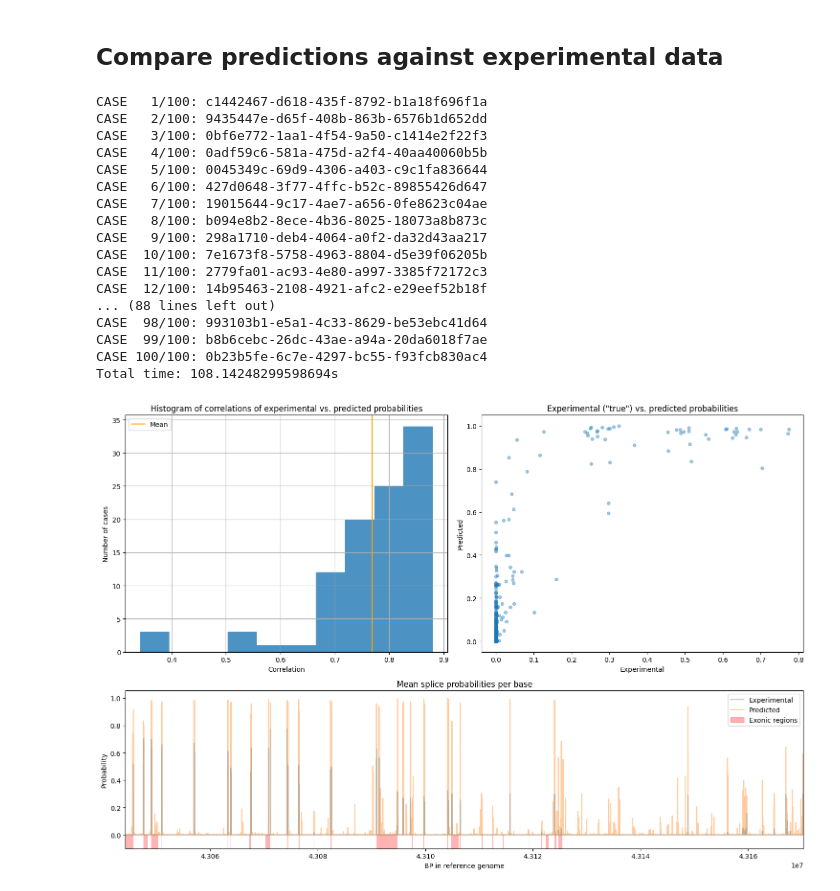
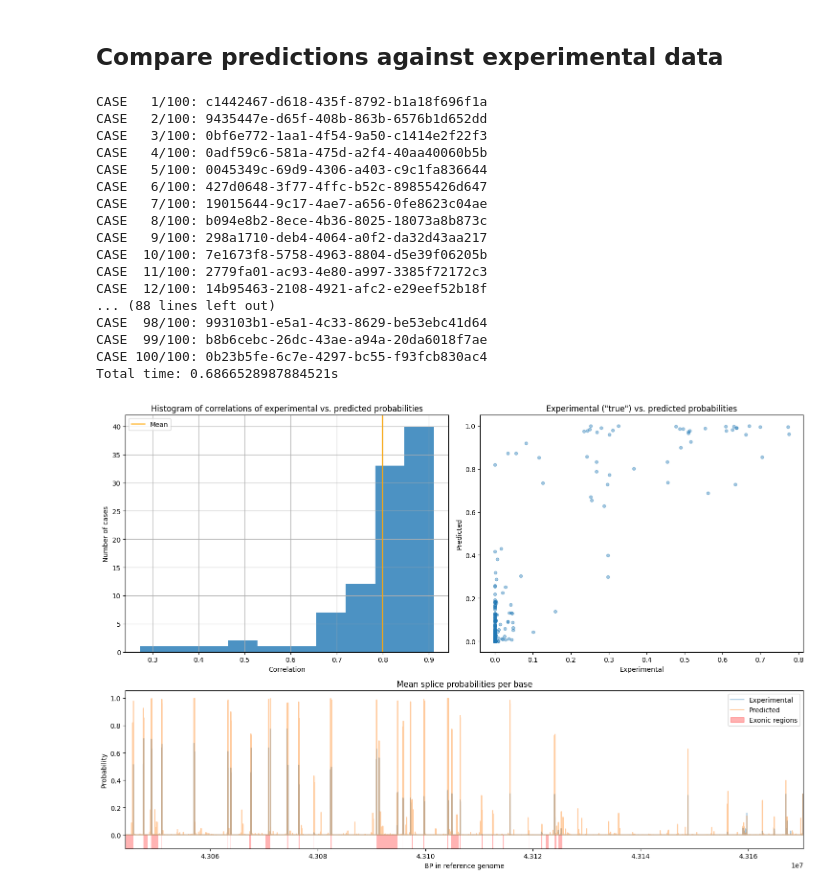
Before and after one commit to jannis-baum/hpi-hoai, a Jupyter notebook: evaluation.ipynb, the cells around one changed output. Saved outputs shown, nothing was run; the diff lists cells and outputs as text; code cells hidden in the pictures.

Commit message:
feat: extract args & save figs

```diff
--- a/evaluation.ipynb
+++ b/evaluation.ipynb
@@ -111,10 +112,19 @@ splice_probs
 100 rows × 146 columns
 # %% [markdown]
 ## Compare predictions against experimental data
+# %%
+# predictor to use
+predictor: SpliceSitePredictor = spliceai
+# VCF algorithm to base genome reconstruction on (wgs_pindel or wgs_caveman)
+variants: str = 'wgs_caveman'
+# use existing results if they exist
+use_cached = True
+# save new results if they had to be computed
+save_new = True
 # %%
-def get_probabilities(case_id: str, variants: str = 'wgs_pindel', predictor: SpliceSitePredictor = spliceai, cache=True, save=True):
-    result_path = f'{type(predictor).__name__.replace("_", "").lower()}.{variants}.{case_id}.pkl'
-    if cache:
+def get_probabilities(case_id: str):
+    result_path = f'{predictor.name()}.{variants}.{case_id}.pkl'
+    if use_cached:
         try:
             return pd.read_pickle(find_path(result_path))
         except KeyError:
@@ -143,7 +153,7 @@ def get_probabilities(case_id: str, variants: str = 'wgs_pindel', predictor: Spl
     df['predicted'] = df['predicted'].fillna(0)
 
     df = df.loc[brca1_range]
-    if save:
+    if save_new:
         df.to_pickle(make_path('evaluation', result_path))
     return df
 # %%
@@ -155,7 +165,7 @@ correlations = pd.Series()
 for i, case_id in enumerate(study_info.index):
     print(f'CASE {i+1:3d}/{len(study_info)}: {case_id}')
     try:
-        df = get_probabilities(case_id, predictor=pangolin, variants='wgs_caveman')
+        df = get_probabilities(case_id)
         results.loc[case_id] = df
         corr = pearsonr(df['true'], df['predicted'])
         correlations.loc[case_id] = corr.statistic
@@ -183,7 +193,7 @@ CASE  12/100: 14b95463-2108-4921-afc2-e29eef52b18f
 CASE  98/100: 993103b1-e5a1-4c33-8629-be53ebc41d64
 CASE  99/100: b8b6cebc-26dc-43ae-a94a-20da6018f7ae
 CASE 100/100: 0b23b5fe-6c7e-4297-bc55-f93fcb830ac4
-Total time: 108.14248299598694s
+Total time: 0.6866528987884521s
 # %%
 results_mean = pd.DataFrame({
     'true': np.mean([df['true'] for df in results], axis=0),
@@ -208,31 +218,32 @@ ax2 = fig.add_subplot(gs[0, 1])
 results_mean.plot.scatter('true', 'predicted', ax=ax2, alpha=0.4)
 ax2.set_title('Experimental ("true") vs. predicted probabilities')
 ax2.set_xlabel('Experimental')
 ax2.set_ylabel('Predicted')
 
 # Per-base probabilities
 ax3 = fig.add_subplot(gs[1, :])
 results_mean[['true', 'predicted']].plot(ax=ax3, alpha=0.4)
 ax3.set_title('Mean splice probabilities per base')
 ax3.set_ylabel('Probability')
 ax3.set_xlabel('BP in reference genome')
 
 # Exonic regions
 brca1_exons = [ensembl.exon_by_id(exon) for exon in ensembl.exon_ids_of_gene_name('BRCA1')]
 exonic_regions = pd.Series().reindex(range(brca1.start, brca1.end + 1), fill_value=0)
 for exon in brca1_exons:
     exonic_regions.loc[exon.start:exon.end] = 1
 ax3.pcolorfast(
     (exonic_regions.index[0], exonic_regions.index[-1]), (-0.1, 0),
     exonic_regions.values[np.newaxis].astype(float),
     alpha=0.3, cmap=mcolors.ListedColormap(['white', 'red'])
 )
 ax3.legend(
     handles=ax3.get_legend_handles_labels()[0] + [mpatches.Patch(color='red', alpha=0.3, label='Exonic regions')],
     labels=['Experimental', 'Predicted', 'Exonic regions']
 )
 
 plt.tight_layout()
+savefig_pdf(f'{predictor.name()}.{variants}')
 plt.show()
 # %% [output]
-[figure, old version]
+[figure, new version]
```
Also changed, not shown: parts of 1 cell of this notebook.
